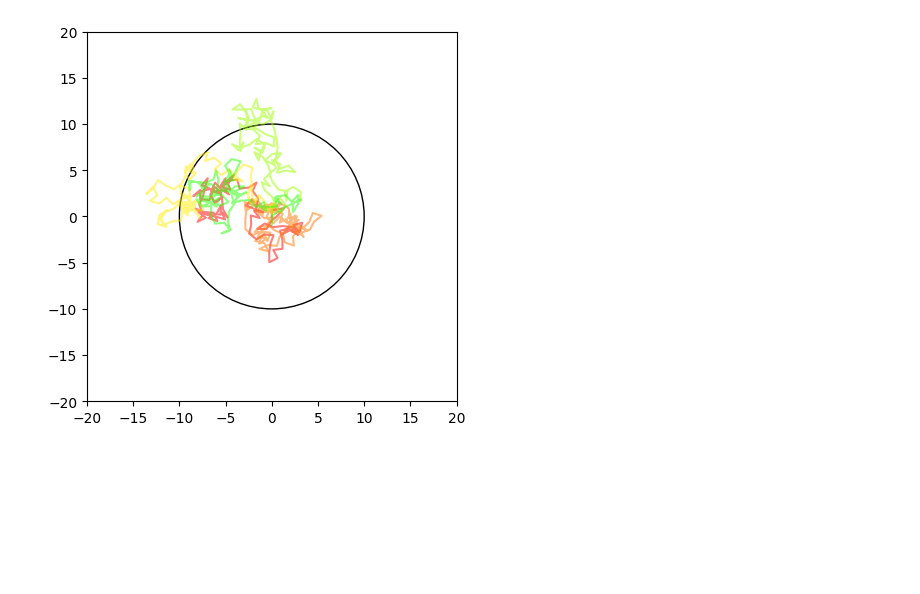
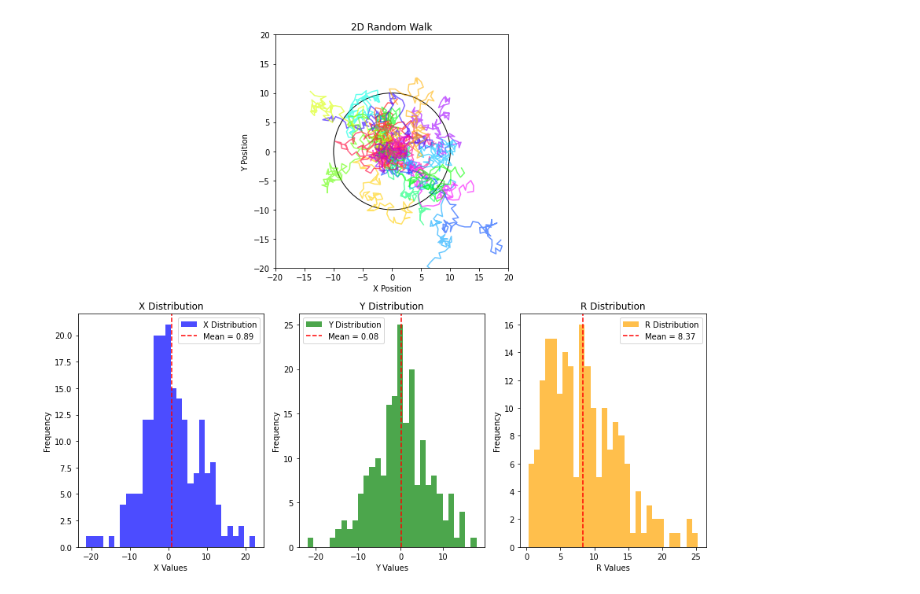
Before and after one commit to hbakhshi/IUTComputationalPhysics, a Jupyter notebook: docs/04/2dRandomWalk.ipynb, the cells around one changed output. Cells and saved outputs as stored; diff of their text form; code cells hidden in the pictures; blank space fills up the shorter version.

Commit message:
2d random walk updated

```diff
--- a/docs/04/2dRandomWalk.ipynb
+++ b/docs/04/2dRandomWalk.ipynb
@@ -37,32 +70,79 @@ pl.plot( NVals , r_avgs )
 # %%
+import matplotlib.pyplot as plt
+import numpy as np
+
 N = 100
 r = 1
 
-def produce1randomWalker( N , r ):
-    random_angles = np.random.uniform( 0, 2*np.pi , N )
+def produce1randomWalker(N, r):
+    random_angles = np.random.uniform(0, 2 * np.pi, N)
 
-    x_values = r*np.cos( random_angles )
-    y_values = r*np.sin( random_angles )
+    x_values = r * np.cos(random_angles)
+    y_values = r * np.sin(random_angles)
 
-    steps_x = np.cumsum( x_values )
-    steps_y = np.cumsum( y_values )
+    steps_x = np.cumsum(x_values)
+    steps_y = np.cumsum(y_values)
 
     steps_x[0] = 0
-    steps_x[1] = 0
-    return ( steps_x , steps_y )
+    steps_y[0] = 0
+    return steps_x, steps_y
 
-figure, axes = pl.subplots()
+# Create subplots: 2 rows, 1 column
+fig = plt.figure(figsize=(12, 10))  # Larger figure size for better visualization
 
-avg_r = (np.average(r)+np.std( r ))*np.sqrt( N )
-pl.xlim(-2*avg_r , 2*avg_r )
-pl.ylim(-2*avg_r , 2*avg_r )
+# Top row: 2D random walk plot
+ax1 = plt.subplot2grid((2, 1), (0, 0))  # Top row
+avg_r = (np.average(r) + np.std(r)) * np.sqrt(N)
+ax1.set_xlim(-2 * avg_r, 2 * avg_r)
+ax1.set_ylim(-2 * avg_r, 2 * avg_r)
 
-for i in range( 5 ):
-    x , y = produce1randomWalker( N , r)
-    pl.plot( x , y , color=pl.colormaps['hsv'](i*20%255) , alpha=0.5 )
-    pass
+all_x = []
+all_y = []
+all_r = []
+for i in range(200):
+    x, y = produce1randomWalker(N, r)
+    if i%10 == 0 :
+        ax1.plot(x, y, color=plt.cm.hsv(i * 20 % 255), alpha=0.6)
+    all_x.append(x[-1])
+    all_y.append(y[-1])
+    all_r.append( np.sqrt(x[-1]**2 + y[-1]**2) )
 
+ax1.set_aspect(1)
+ax1.add_artist(plt.Circle((0, 0), avg_r, color='black', fill=False, alpha=1))
+ax1.set_title("2D Random Walk")
+ax1.set_xlabel("X Position")
+ax1.set_ylabel("Y Position")
 
-axes.set_aspect( 1 )
-axes.add_artist( pl.Circle( (0,0) , avg_r , color='black' , fill=False) )
+# Bottom row: 1D distributions
+ax2 = plt.subplot2grid((2, 3), (1, 0))  # Bottom left: X distribution
+ax3 = plt.subplot2grid((2, 3), (1, 1))  # Bottom right: Y distribution
+ax4 = plt.subplot2grid((2, 3), (1, 2))  # Bottom right: Y distribution
+
+# Plot the x distribution
+ax2.hist(all_x, bins=30, color='blue', alpha=0.7, label="X Distribution")
+ax2.axvline(np.mean(all_x), color='red', linestyle='--', label=f"Mean = {np.mean(all_x):.2f}")
+ax2.set_title("X Distribution")
+ax2.set_xlabel("X Values")
+ax2.set_ylabel("Frequency")
+ax2.legend()
+
+# Plot the y distribution
+ax3.hist(all_y, bins=30, color='green', alpha=0.7, label="Y Distribution")
+ax3.axvline(np.mean(all_y), color='red', linestyle='--', label=f"Mean = {np.mean(all_y):.2f}")
+ax3.set_title("Y Distribution")
+ax3.set_xlabel("Y Values")
+ax3.set_ylabel("Frequency")
+ax3.legend()
+
+# Plot the r distribution
+ax4.hist(all_r, bins=30, color='orange', alpha=0.7, label="R Distribution")
+ax4.axvline(np.mean(all_r), color='red', linestyle='--', label=f"Mean = {np.mean(all_r):.2f}")
+ax4.set_title("R Distribution")
+ax4.set_xlabel("R Values")
+ax4.set_ylabel("Frequency")
+ax4.legend()
+
+# Adjust layout and show the plots
+plt.tight_layout()
+plt.show()
 # %% [output]
@@ -70 +149 @@ axes.add_artist( pl.Circle( (0,0) , avg_r , color='black' , fill=False) )
-[figure, old version]
+[figure, new version]
```
Also changed, not shown: parts of 9 cells of this notebook, 2 other files.
